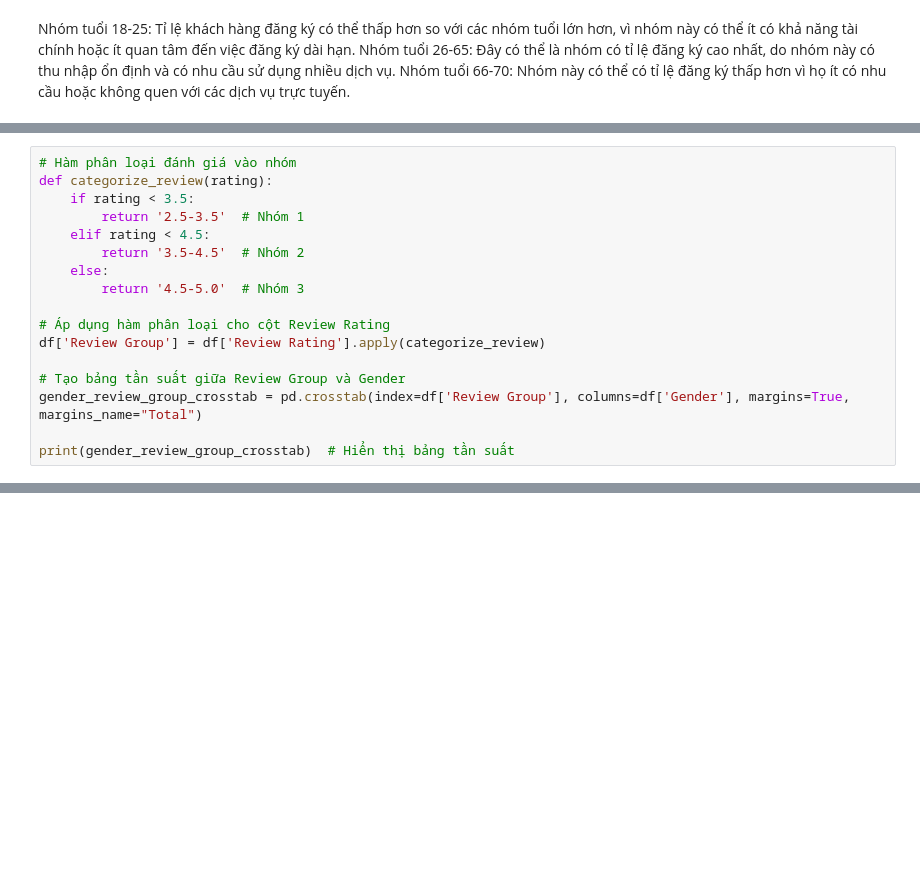
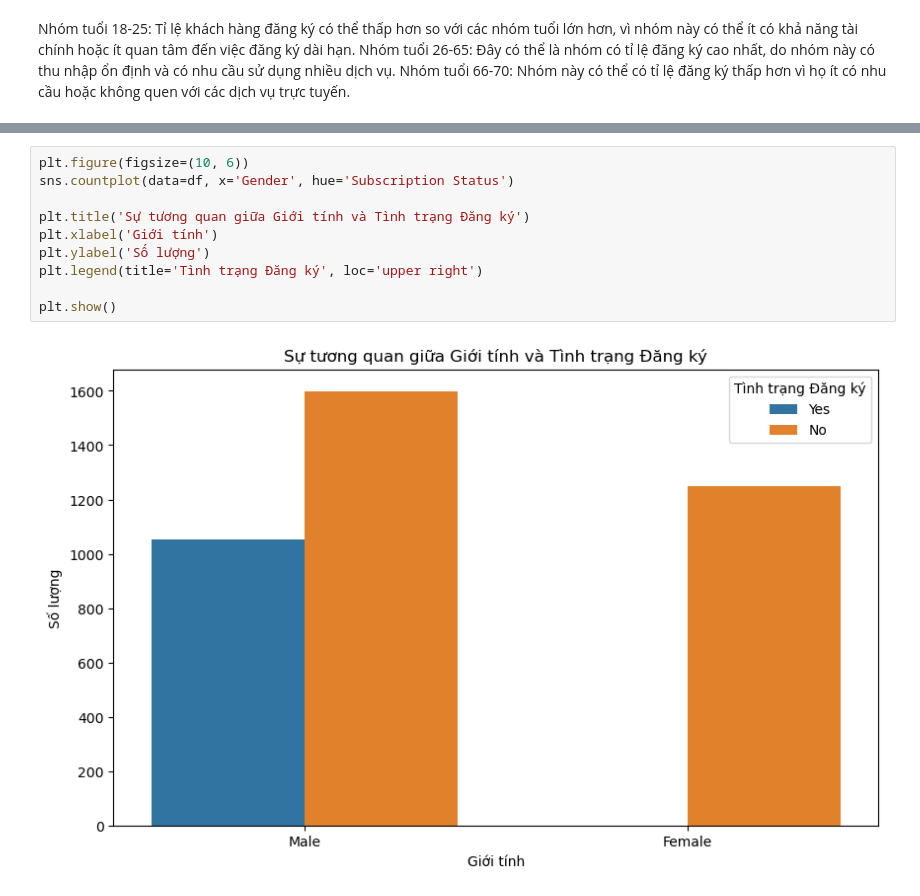
Before and after one commit to hailhp/DEANCNTT, a Jupyter notebook: 1.ipynb, the cells around one changed output, grey strips where cells are left out. Saved outputs shown, nothing was run; the diff lists cells and outputs as text; blank space fills up the shorter version.

```diff
--- a/1.ipynb
+++ b/1.ipynb
@@ -290,17 +160,0 @@ print(f"Đánh giá cao nhất: {max_RV}")
-# %%
-# Hàm phân loại đánh giá vào nhóm
-def categorize_review(rating):
-    if rating < 3.5:
-        return '2.5-3.5'  # Nhóm 1
-    elif rating < 4.5:
-        return '3.5-4.5'  # Nhóm 2
-    else:
-        return '4.5-5.0'  # Nhóm 3
-
-# Áp dụng hàm phân loại cho cột Review Rating
-df['Review Group'] = df['Review Rating'].apply(categorize_review)
-
-# Tạo bảng tần suất giữa Review Group và Gender
-gender_review_group_crosstab = pd.crosstab(index=df['Review Group'], columns=df['Gender'], margins=True, margins_name="Total")
-
-print(gender_review_group_crosstab)  # Hiển thị bảng tần suất
@@ -341,0 +179,12 @@ plt.show()  # Hiển thị biểu đồ
+# %%
+plt.figure(figsize=(10, 6))
+sns.countplot(data=df, x='Gender', hue='Subscription Status')
+
+plt.title('Sự tương quan giữa Giới tính và Tình trạng Đăng ký')
+plt.xlabel('Giới tính')
+plt.ylabel('Số lượng')
+plt.legend(title='Tình trạng Đăng ký', loc='upper right')
+
+plt.show()
+# %% [output]
+[figure, added]
```
Also changed, not shown: parts of 43 cells of this notebook, 3 other files.
